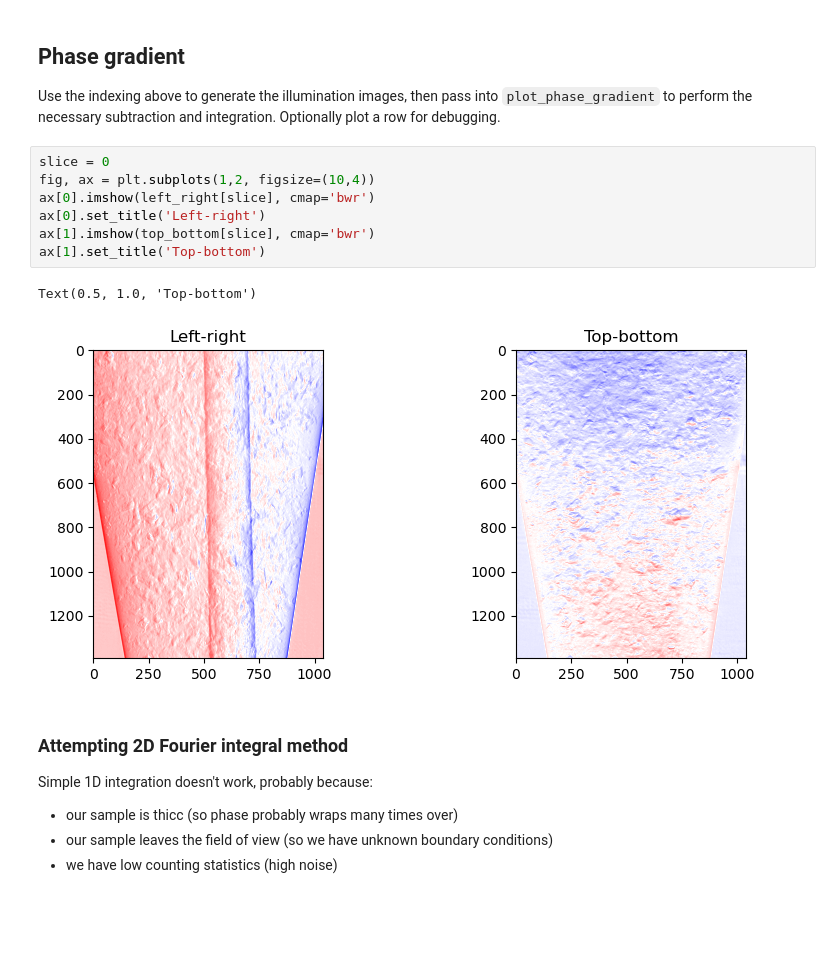
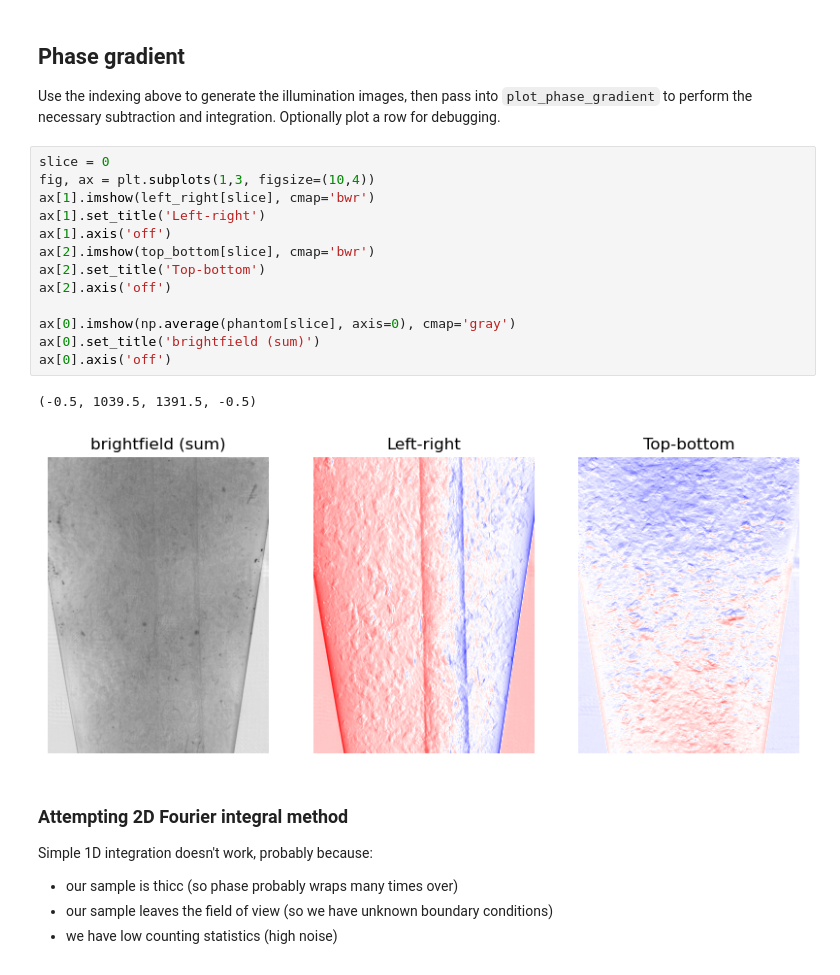
Before and after one commit to kwokkenton/optea, a Jupyter notebook: led_array/agarose_phantom_analysis.ipynb, the cells around one changed output. Cells and saved outputs as stored; diff of their text form; blank space fills up the shorter version.

```diff
--- a/led_array/agarose_phantom_analysis.ipynb
+++ b/led_array/agarose_phantom_analysis.ipynb
@@ -85,14 +93,20 @@ top_bottom = phantom[:,2,:,:] - phantom[:,3,:,:]
 Use the indexing above to generate the illumination images, then pass into `plot_phase_gradient` to perform the necessary subtraction and integration. Optionally plot a row for debugging.
 # %%
 slice = 0
-fig, ax = plt.subplots(1,2, figsize=(10,4))
-ax[0].imshow(left_right[slice], cmap='bwr')
-ax[0].set_title('Left-right')
-ax[1].imshow(top_bottom[slice], cmap='bwr')
-ax[1].set_title('Top-bottom')
+fig, ax = plt.subplots(1,3, figsize=(10,4))
+ax[1].imshow(left_right[slice], cmap='bwr')
+ax[1].set_title('Left-right')
+ax[1].axis('off')
+ax[2].imshow(top_bottom[slice], cmap='bwr')
+ax[2].set_title('Top-bottom')
+ax[2].axis('off')
+
+ax[0].imshow(np.average(phantom[slice], axis=0), cmap='gray')
+ax[0].set_title('brightfield (sum)')
+ax[0].axis('off')
 # %% [output]
-Text(0.5, 1.0, 'Top-bottom')
+(-0.5, 1039.5, 1391.5, -0.5)
-[figure, old version]
+[figure, new version]
 # %% [markdown]
 ### Attempting 2D Fourier integral method
 
```
Also changed, not shown: parts of 14 cells of this notebook.
